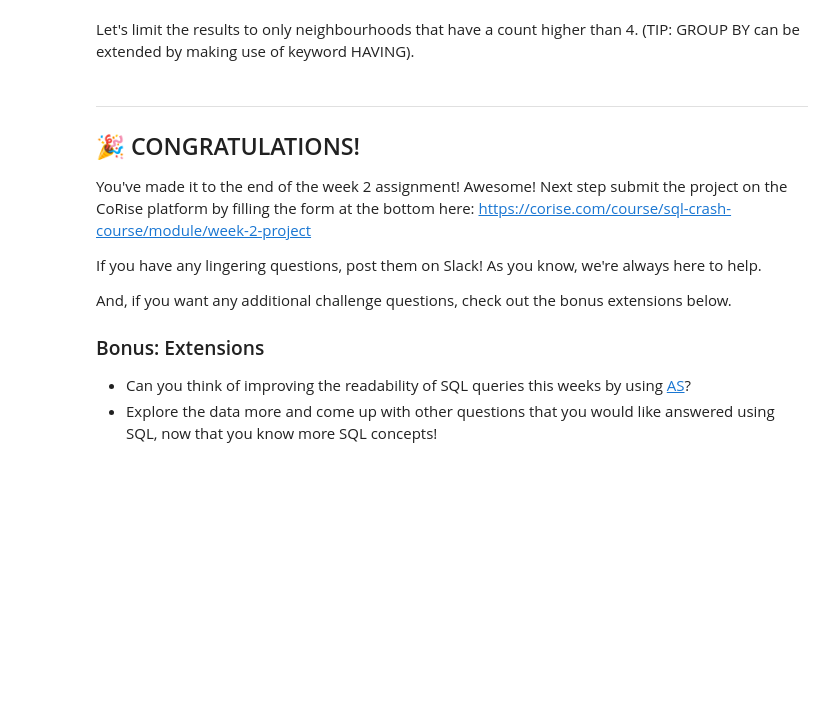
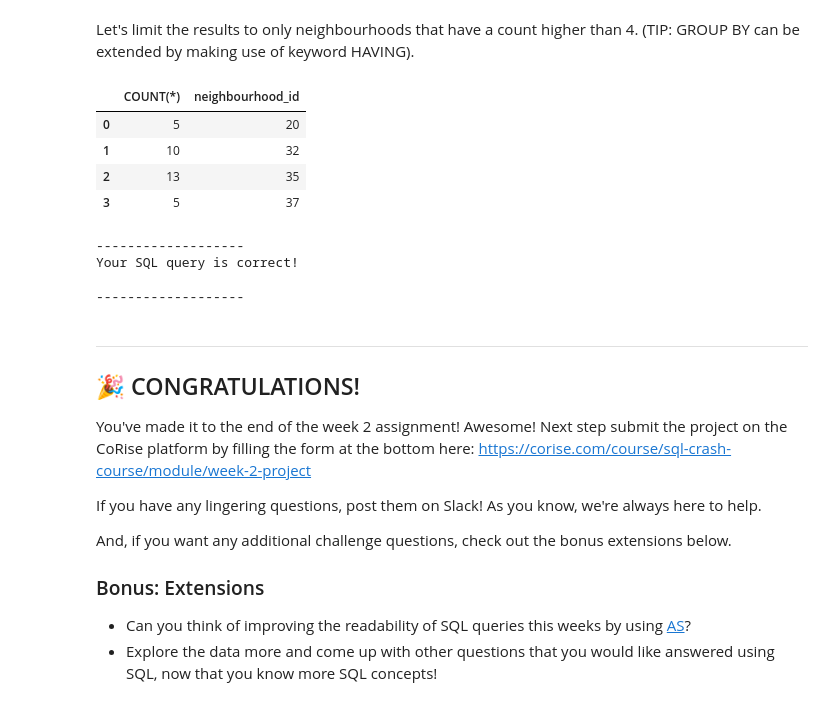
Before and after one commit to DuretiShemsi/SQLQueryProject, a Jupyter notebook: Dureti_Shemsi_Week_2_Project_SQLCC.ipynb, the cells around one changed output. Drawn from its saved outputs; the diff is of its cells as text; code cells hidden in the pictures; blank space fills up the shorter version.

```diff
--- a/Dureti_Shemsi_Week_2_Project_SQLCC.ipynb
+++ b/Dureti_Shemsi_Week_2_Project_SQLCC.ipynb
@@ -522,17 +546,31 @@ Let's limit the results to only neighbourhoods that have a count higher than 4.
 # %%
 ### Question: q2_5_1b
 # Instructions:
 # 1/ Fetch neighbourhood_id from the listings table
 # 2/ For the second column get the number of listings in each neighbourhood
 # 3/ Filter this summarized count > 4 (greater than).
 
 # TO BE COMPLETED
 query = """
-SELECT ...
+SELECT COUNT(*), neighbourhood_id
+FROM listings
+GROUP BY neighbourhood_id
+HAVING count(*)>4
+
 """
 
 run(query)
 check(q2_5_1b = query)
+# %% [output]
+|  | COUNT(*) | neighbourhood_id |
+| 0 | 5 | 20 |
+| 1 | 10 | 32 |
+| 2 | 13 | 35 |
+| 3 | 5 | 37 |
+-------------------
+Your SQL query is correct!
+
+-------------------
 # %% [markdown]
 ---
 
```
Also changed, not shown: parts of 1 cell of this notebook.
